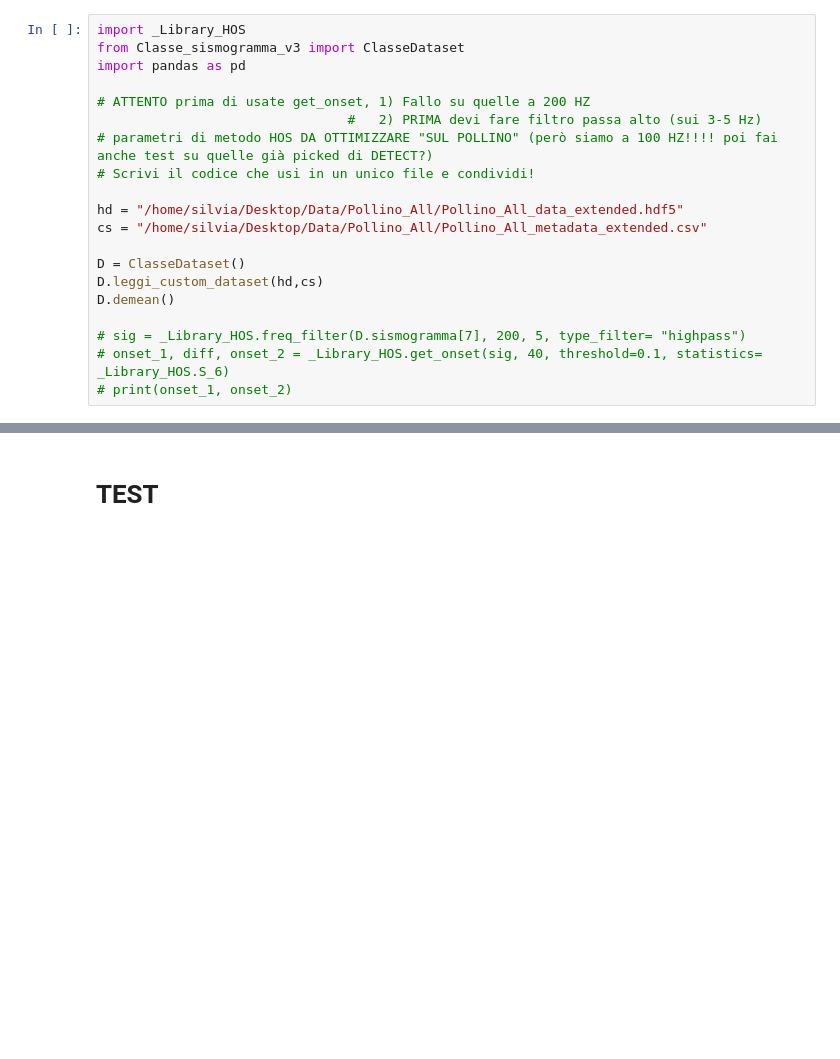
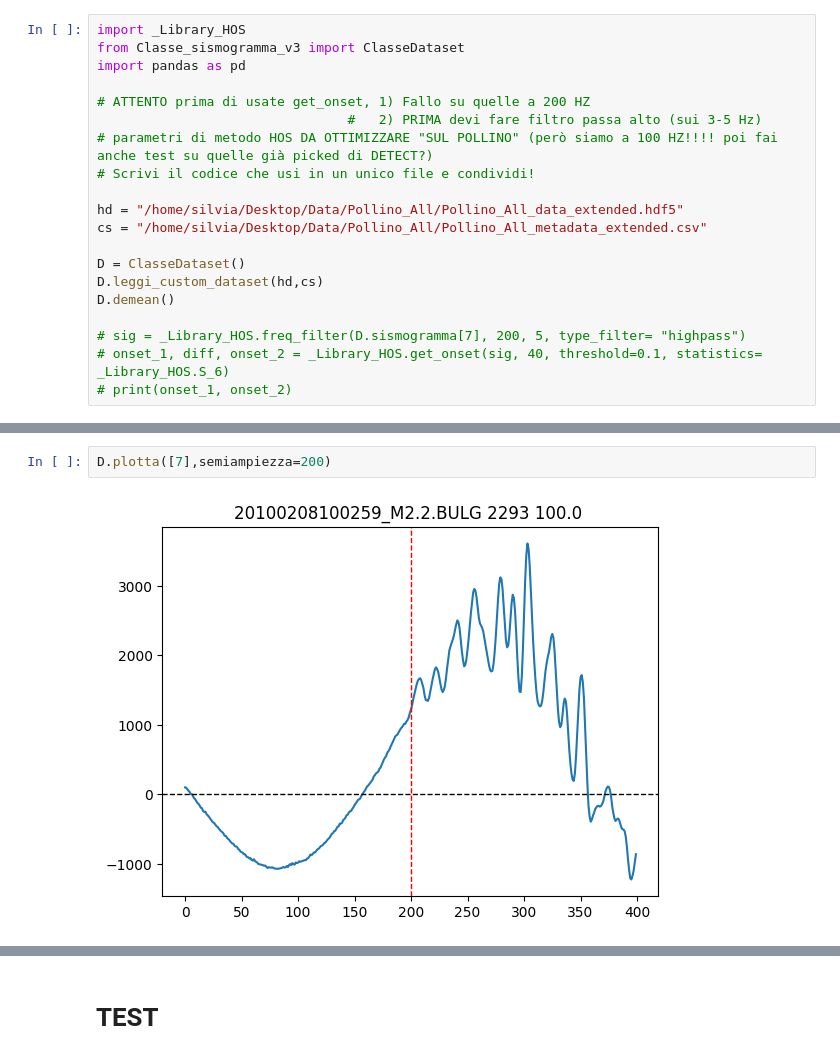
Before and after one commit to Nemenick/primoprogetto, a Jupyter notebook: Codici/_DETECT_HOS.ipynb, the cells around one changed output, grey strips where cells are left out. Cells and saved outputs as stored; diff of their text form; blank space fills up the shorter version.

```diff
--- a/Codici/_DETECT_HOS.ipynb
+++ b/Codici/_DETECT_HOS.ipynb
@@ -27,0 +86,4 @@ print(onset_1, onset_2)
+# %%
+D.plotta([7],semiampiezza=200)
+# %% [output]
+[figure, added]
```
Also changed, not shown: parts of 11 cells of this notebook, 2 other files.
